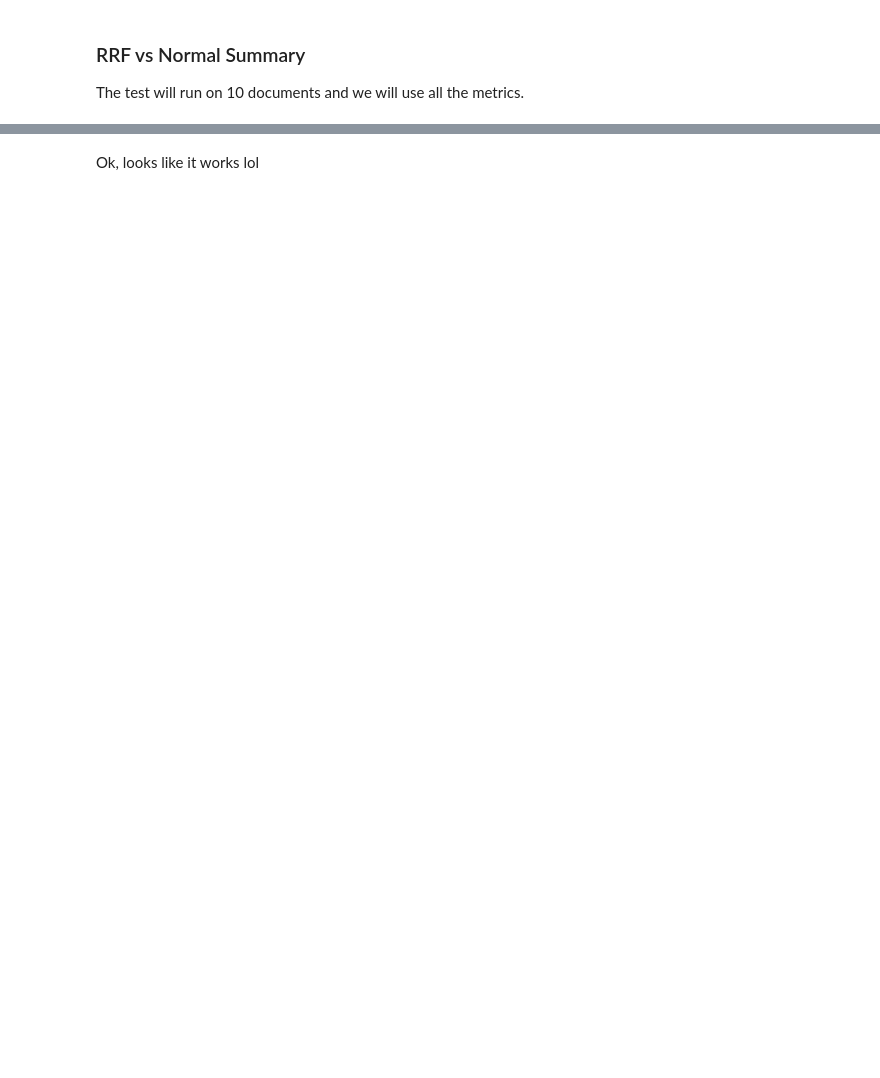
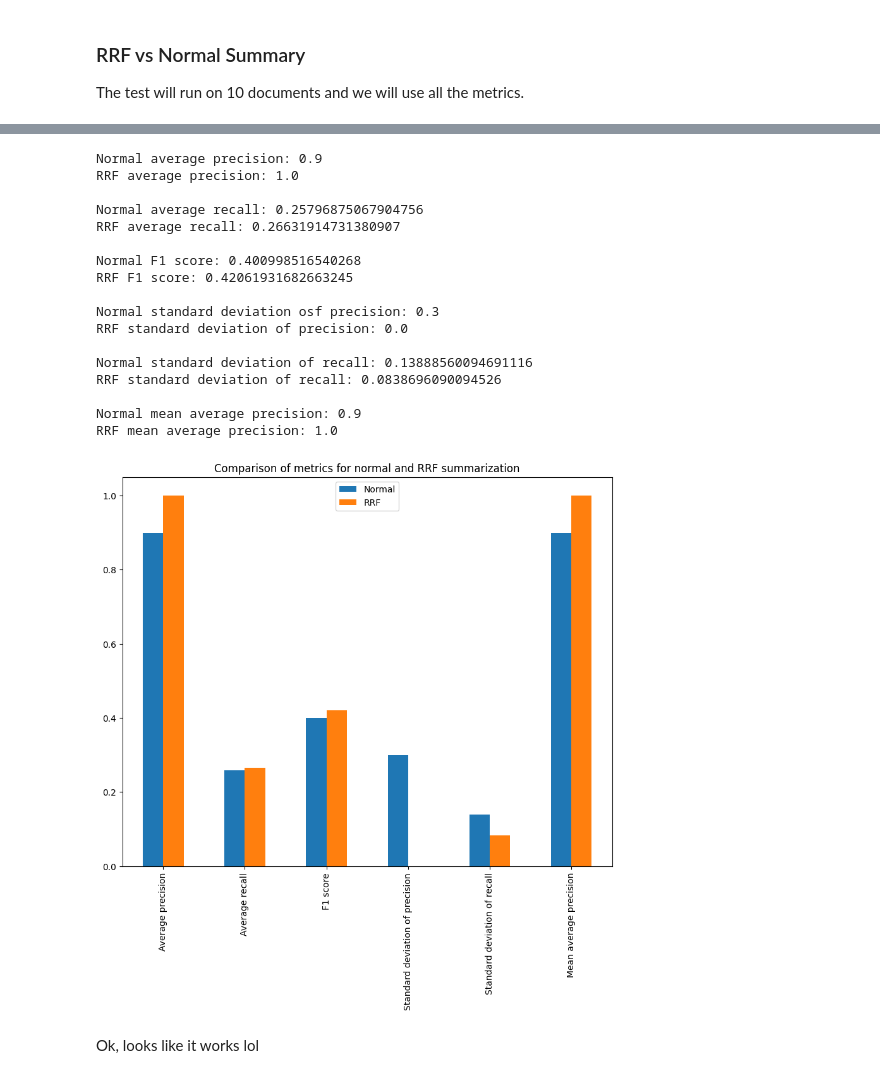
Before and after one commit to danieleavolio/Information-Processing-and-Retrieval, a Jupyter notebook: Project/Code/G8_P1_notebook.ipynb, the cells around one changed output, grey strips where cells are left out. Drawn from its saved outputs; the diff is of its cells as text; code cells hidden in the pictures; blank space fills up the shorter version.

```diff
--- a/Project/Code/G8_P1_notebook.ipynb
+++ b/Project/Code/G8_P1_notebook.ipynb
@@ -871,2 +968,23 @@ RRF mean average precision: 1.0
+# %%
+compare_metrics(normal, rrf)
+# %% [output]
+Normal average precision: 0.9
+RRF average precision: 1.0
+
+Normal average recall: 0.25796875067904756
+RRF average recall: 0.26631914731380907
+
+Normal F1 score: 0.400998516540268
+RRF F1 score: 0.42061931682663245
+
+Normal standard deviation osf precision: 0.3
+RRF standard deviation of precision: 0.0
+
+Normal standard deviation of recall: 0.13888560094691116
+RRF standard deviation of recall: 0.0838696090094526
+
+Normal mean average precision: 0.9
+RRF mean average precision: 1.0
+[figure, added]
 # %% [markdown]
 Ok, looks like it works lol
```
Also changed, not shown: parts of 22 cells of this notebook, 3 other files.
